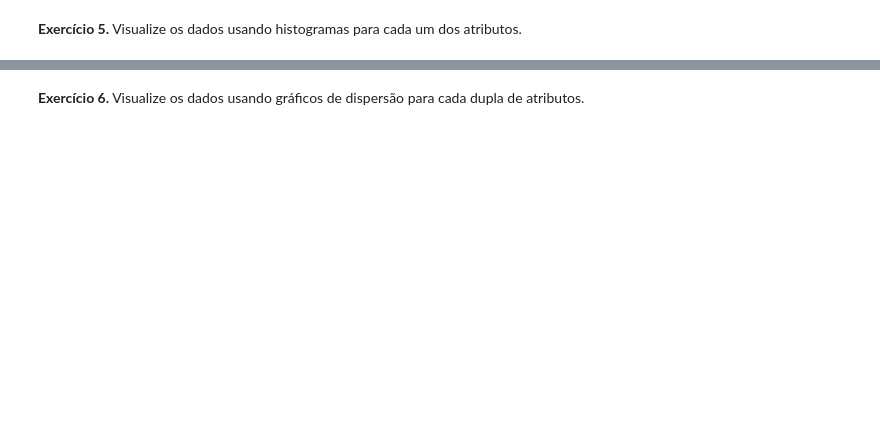
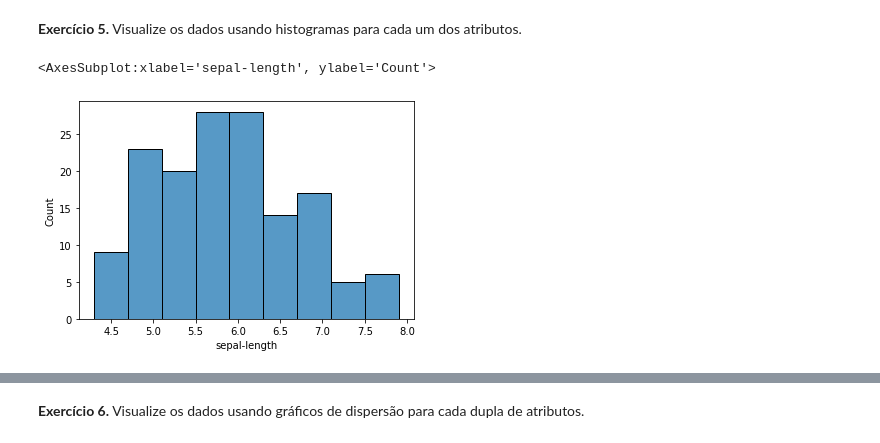
Before and after one commit to G7-DataScience/Exercicios, a Jupyter notebook: Grupo7_Curso_ICD_Exercício_Análise_Exploratória_de_Dados_IRIS.ipynb, the cells around one changed output, grey strips where cells are left out. Saved outputs shown, nothing was run; the diff lists cells and outputs as text; code cells hidden in the pictures; blank space fills up the shorter version.

```diff
--- a/Grupo7_Curso_ICD_Exercício_Análise_Exploratória_de_Dados_IRIS.ipynb
+++ b/Grupo7_Curso_ICD_Exercício_Análise_Exploratória_de_Dados_IRIS.ipynb
@@ -19,6 +19,6 @@ url = "https://codigos.ufsc.br/jonata.tyska/repositorio/-/raw/master/datasets/ir
 names = ['sepal-length', 'sepal-width', 'petal-length', 'petal-width', 'Class']
 
 # Read dataset to pandas dataframe
-dataset = pd.read_csv(url)
+df = pd.read_csv(url, header=0, names=names)
 # %% [markdown]
 **Exercício 1.** Qual o tamanho do conjunto de dados carregado (instâncias e atributos)?
@@ -31,2 +51,7 @@ dataset = pd.read_csv(url)
 # %% [markdown]
 **Exercício 5.** Visualize os dados usando histogramas para cada um dos atributos.
+# %%
+sns.histplot(data=df, x='sepal-length')
+# %% [output]
+<AxesSubplot:xlabel='sepal-length', ylabel='Count'>
+[figure, added]
```
Also changed, not shown: parts of 10 cells of this notebook.
